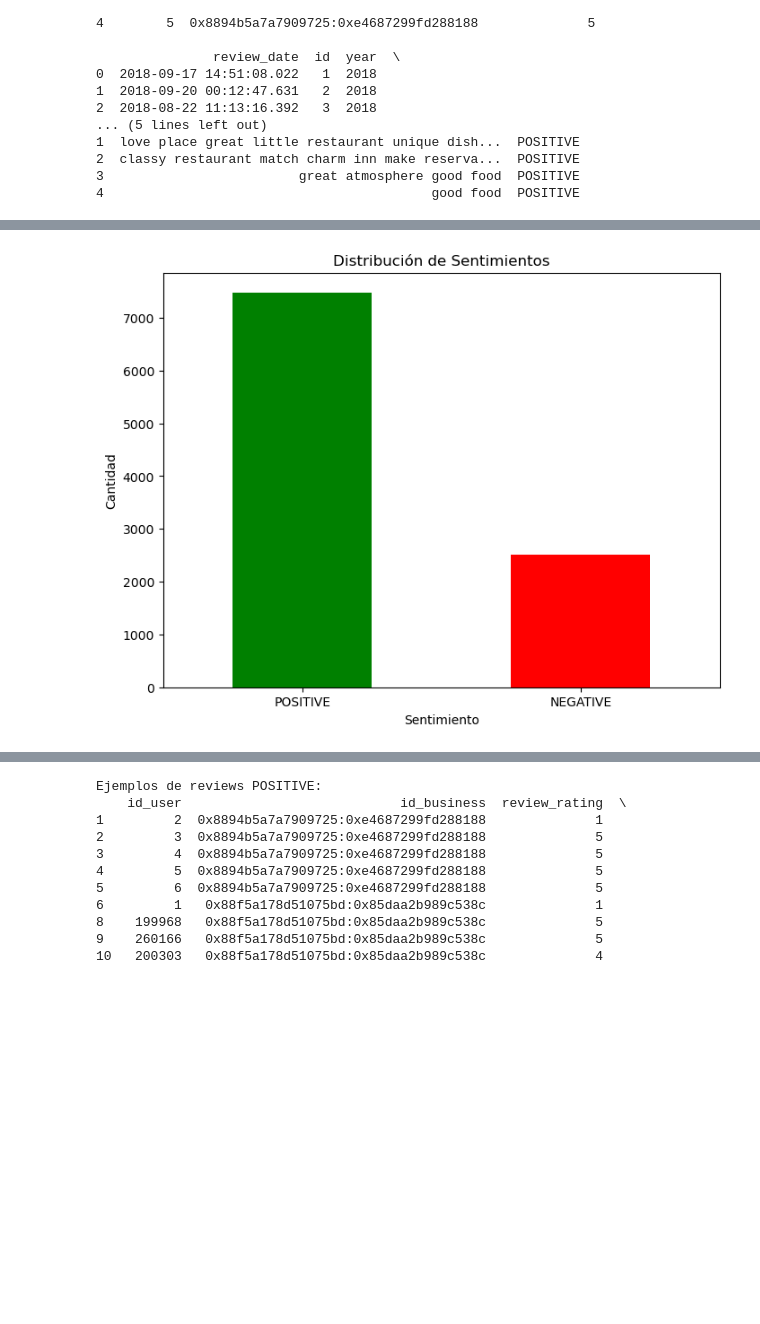
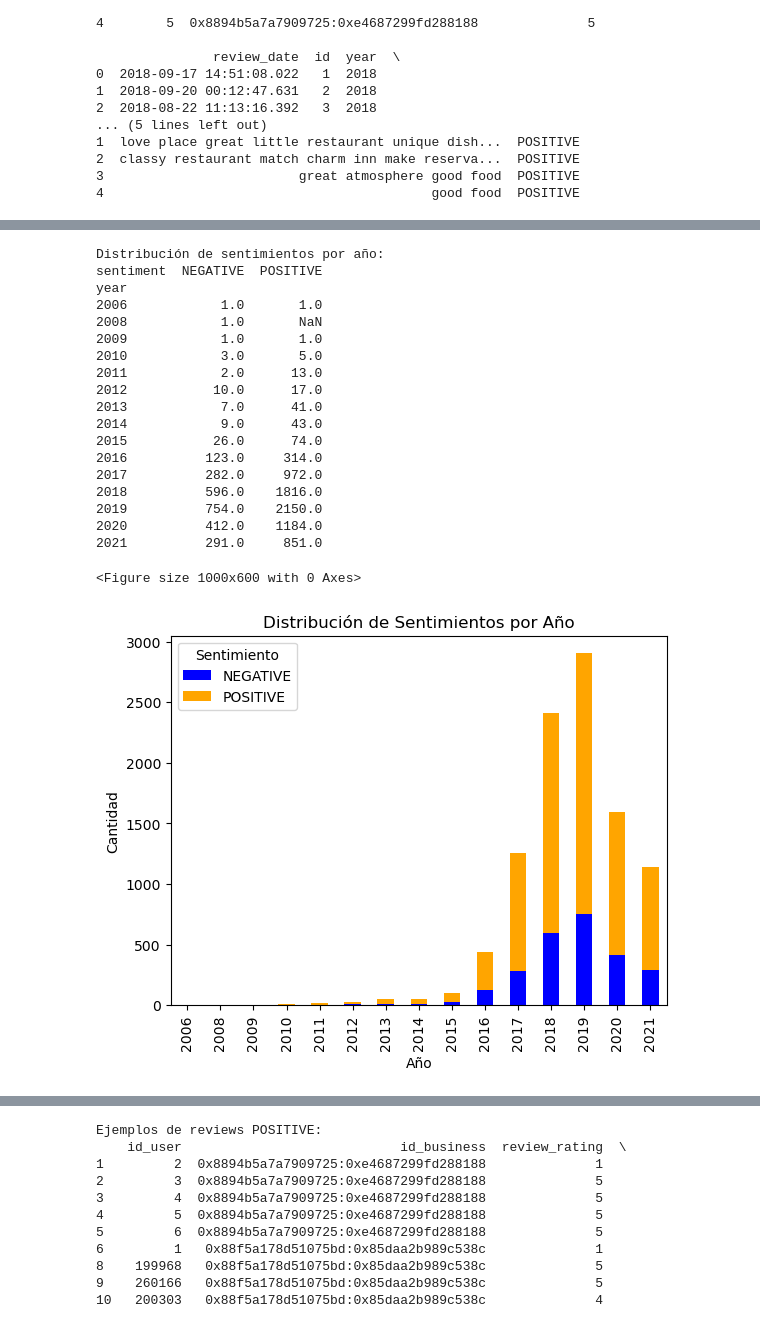
Before and after one commit to JosueMonte/restaurantguru, a Jupyter notebook: AnalisisDeSentimiento/AnalisisDeSentimientoDistilBERT.ipynb, the cells around one changed output, grey strips where cells are left out. Cells and saved outputs as stored; diff of their text form; code cells hidden in the pictures; blank space fills up the shorter version.

```diff
--- a/AnalisisDeSentimiento/AnalisisDeSentimientoDistilBERT.ipynb
+++ b/AnalisisDeSentimiento/AnalisisDeSentimientoDistilBERT.ipynb
@@ -181,14 +236,35 @@ Name: proportion, dtype: float64
 # %%
-import matplotlib.pyplot as plt
+# Distribución de sentimientos por año
+sentiment_by_year = data.groupby(['year', 'sentiment']).size().unstack()
+print("\nDistribución de sentimientos por año:")
+print(sentiment_by_year)
 
-# Gráfico de barras para la distribución de sentimientos
-plt.figure(figsize=(8, 6))
-sentiment_summary.plot(kind='bar', color=['green', 'red'])
-plt.title('Distribución de Sentimientos')
-plt.xlabel('Sentimiento')
+plt.figure(figsize=(10, 6))
+sentiment_by_year.plot(kind='bar', stacked=True, color=['blue', 'orange'])
+plt.title('Distribución de Sentimientos por Año')
+plt.xlabel('Año')
 plt.ylabel('Cantidad')
-plt.xticks(rotation=0)
+plt.legend(title='Sentimiento')
 plt.show()
 # %% [output]
+Distribución de sentimientos por año:
+sentiment  NEGATIVE  POSITIVE
+year
+2006            1.0       1.0
+2008            1.0       NaN
+2009            1.0       1.0
+2010            3.0       5.0
+2011            2.0      13.0
+2012           10.0      17.0
+2013            7.0      41.0
+2014            9.0      43.0
+2015           26.0      74.0
+2016          123.0     314.0
+2017          282.0     972.0
+2018          596.0    1816.0
+2019          754.0    2150.0
+2020          412.0    1184.0
+2021          291.0     851.0
+<Figure size 1000x600 with 0 Axes>
-[figure, old version]
+[figure, new version]
 # %%
```
Also changed, not shown: parts of 10 cells of this notebook.
